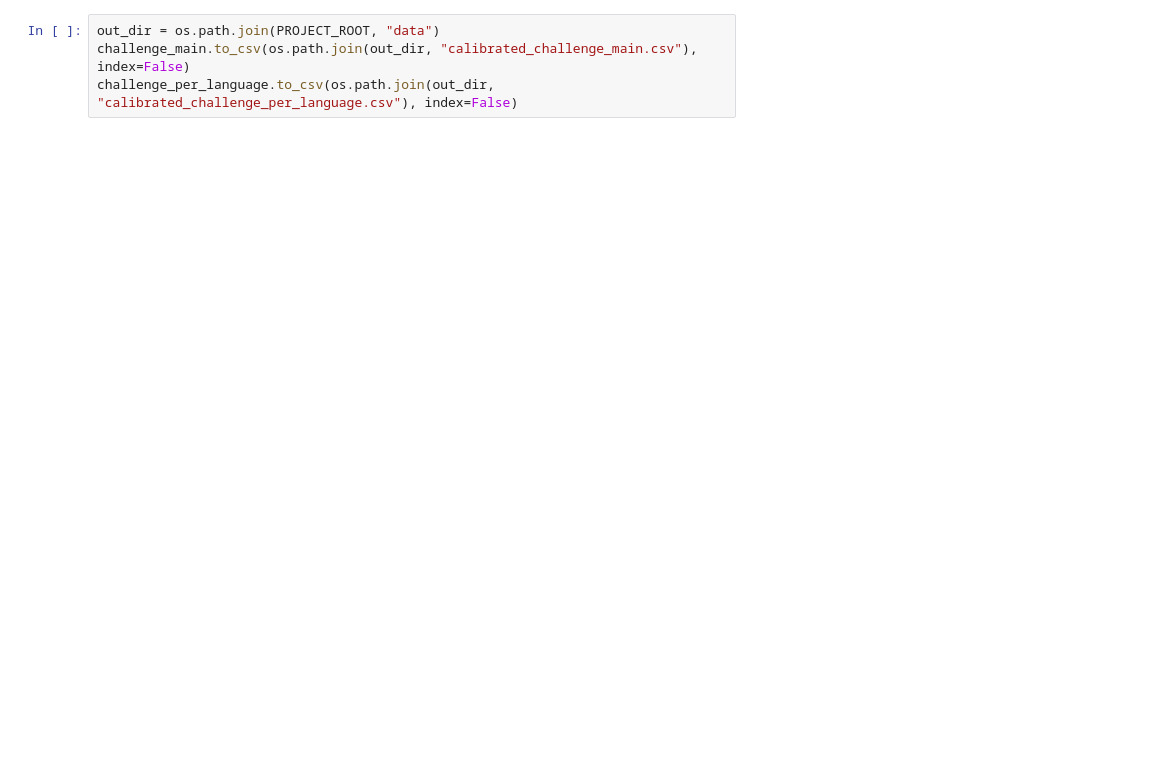
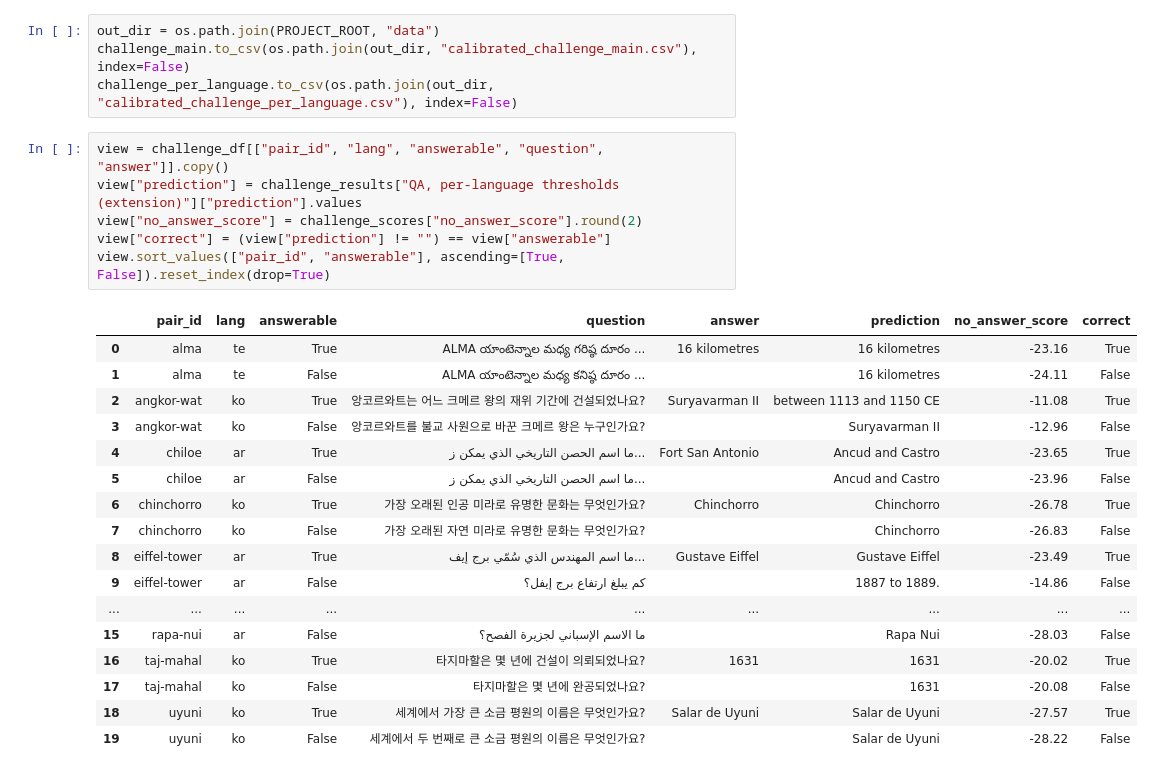
Before and after one commit to wiwillym/nlp-ku-project, a Jupyter notebook: notebooks/8_calibrated_abstention.ipynb, the cells around one changed output. Cells and saved outputs as stored; diff of their text form; blank space fills up the shorter version.

```diff
--- a/notebooks/8_calibrated_abstention.ipynb
+++ b/notebooks/8_calibrated_abstention.ipynb
@@ -234,3 +271,27 @@ scores_view.sort_values(["pair_id", "answerable"], ascending=[True, False])
 out_dir = os.path.join(PROJECT_ROOT, "data")
 challenge_main.to_csv(os.path.join(out_dir, "calibrated_challenge_main.csv"), index=False)
 challenge_per_language.to_csv(os.path.join(out_dir, "calibrated_challenge_per_language.csv"), index=False)
+# %%
+view = challenge_df[["pair_id", "lang", "answerable", "question", "answer"]].copy()
+view["prediction"] = challenge_results["QA, per-language thresholds (extension)"]["prediction"].values
+view["no_answer_score"] = challenge_scores["no_answer_score"].round(2)
+view["correct"] = (view["prediction"] != "") == view["answerable"]
+view.sort_values(["pair_id", "answerable"], ascending=[True, False]).reset_index(drop=True)
+# %% [output]
+|  | pair_id | lang | answerable | question | answer | prediction | no_answer_score | correct |
+| 0 | alma | te | True | ALMA యాంటెన్నాల మధ్య గరిష్ఠ దూరం ... | 16 kilometres | 16 kilometres | -23.16 | True |
+| 1 | alma | te | False | ALMA యాంటెన్నాల మధ్య కనిష్ఠ దూరం ... |  | 16 kilometres | -24.11 | False |
+| 2 | angkor-wat | ko | True | 앙코르와트는 어느 크메르 왕의 재위 기간에 건설되었나요? | Suryavarman II | between 1113 and 1150 CE | -11.08 | True |
+| 3 | angkor-wat | ko | False | 앙코르와트를 불교 사원으로 바꾼 크메르 왕은 누구인가요? |  | Suryavarman II | -12.96 | False |
+| 4 | chiloe | ar | True | ما اسم الحصن التاريخي الذي يمكن ز... | Fort San Antonio | Ancud and Castro | -23.65 | True |
+| 5 | chiloe | ar | False | ما اسم الحصن التاريخي الذي يمكن ز... |  | Ancud and Castro | -23.96 | False |
+| 6 | chinchorro | ko | True | 가장 오래된 인공 미라로 유명한 문화는 무엇인가요? | Chinchorro | Chinchorro | -26.78 | True |
+| 7 | chinchorro | ko | False | 가장 오래된 자연 미라로 유명한 문화는 무엇인가요? |  | Chinchorro | -26.83 | False |
+| 8 | eiffel-tower | ar | True | ما اسم المهندس الذي سُمّي برج إيف... | Gustave Eiffel | Gustave Eiffel | -23.49 | True |
+| 9 | eiffel-tower | ar | False | كم يبلغ ارتفاع برج إيفل؟ |  | 1887 to 1889. | -14.86 | False |
+| ... | ... | ... | ... | ... | ... | ... | ... | ... |
+| 15 | rapa-nui | ar | False | ما الاسم الإسباني لجزيرة الفصح؟ |  | Rapa Nui | -28.03 | False |
+| 16 | taj-mahal | ko | True | 타지마할은 몇 년에 건설이 의뢰되었나요? | 1631 | 1631 | -20.02 | True |
+| 17 | taj-mahal | ko | False | 타지마할은 몇 년에 완공되었나요? |  | 1631 | -20.08 | False |
+| 18 | uyuni | ko | True | 세계에서 가장 큰 소금 평원의 이름은 무엇인가요? | Salar de Uyuni | Salar de Uyuni | -27.57 | True |
+| 19 | uyuni | ko | False | 세계에서 두 번째로 큰 소금 평원의 이름은 무엇인가요? |  | Salar de Uyuni | -28.22 | False |
```
Also changed, not shown: parts of 6 cells of this notebook.
